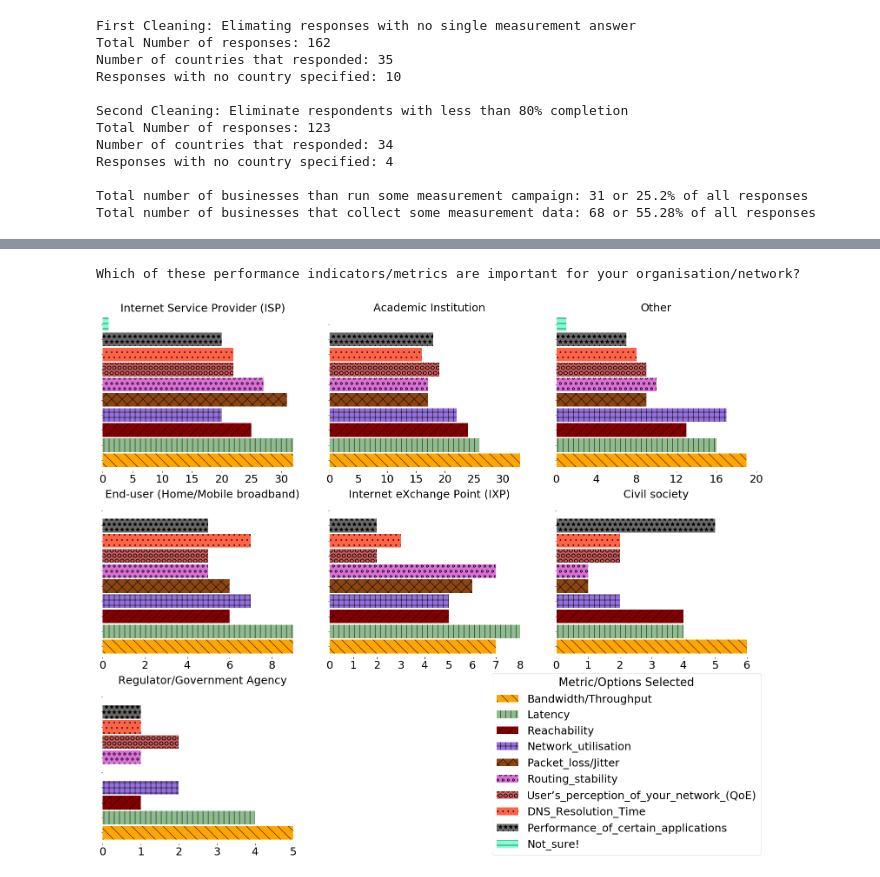
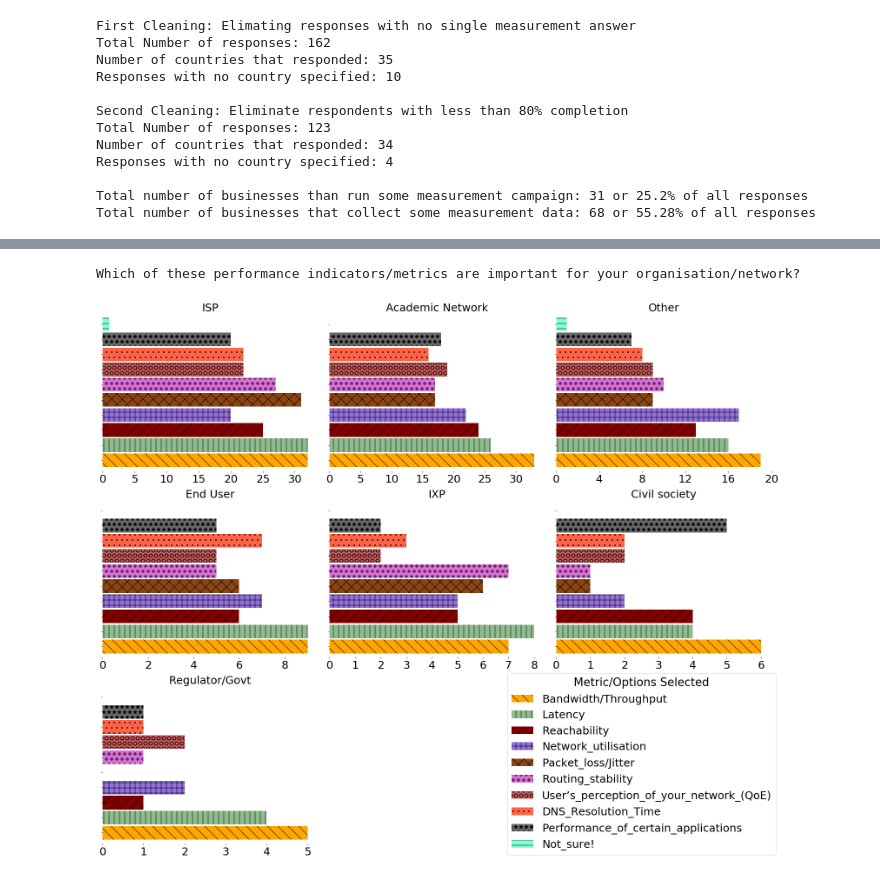
Before and after one commit to AFRINIC-Labs/Africa_Internet_Measurement_Survey, a Jupyter notebook: survey_analysis.ipynb, the cells around one changed output, grey strips where cells are left out. Cells and saved outputs as stored; diff of their text form; code cells hidden in the pictures.

```diff
--- a/survey_analysis.ipynb
+++ b/survey_analysis.ipynb
@@ -333,40 +284,30 @@ def metrics():
  '7._Which_of_these_performance_indicators/metrics_are_important_for_your_organisation/network?_[Not_sure!]',
  '7._Which_of_these_performance_indicators/metrics_are_important_for_your_organisation/network?_[Other]',]
 
-    df2 = df[metrics_list]
-    df2.replace(('Yes', 'No','Academic network (NRENs)', 'Telecom (Mobile) Operator','Wireless network',
+    df1 = df[metrics_list]
+    df1.replace(('Yes', 'No','Academic network (NRENs)', 'Telecom (Mobile) Operator','Wireless network',
                 'Enterprise Network','ccTLD/DNS Operator','Community Network','Datacentre', 'Cable Operator'),
                 (1, 0, 'Academic Institution', 'Internet Service Provider (ISP)',
                  'Internet Service Provider (ISP)', 'Other', 'Other', 'Other', 'Other', 'Other'), inplace=True)
-    #size of each category
-    df2.set_index('Business Category', inplace=True)
-    isp = len(df2.loc['Internet Service Provider (ISP)'])
-    acad = len(df2.loc['Academic Institution'])
-    ixp = len(df2.loc['Internet eXchange Point (IXP)'])
-    civil = len(df2.loc['Civil society'])
-    reg = len(df2.loc['Regulator/Government Agency'])
-    end_user = len(df2.loc['End-user (Home/Mobile broadband)'])
-    other = len(df2.loc['Other'])
-    #df2.reset_index(inplace=True)
+    df1.set_index('Business Category', inplace=True)
 
     #Extract the required headings
-    for col in df2.columns:
+    for col in df1.columns:
         name = col.split('[')[1].split(']')[0]
         if name == "Performance_of_certain_applications_(Youtube,_Facebook,_etc)":
             name=name.split("(")[0][:-1]
-        df2.rename(columns={col:name}, inplace=True)
+        df1.rename(columns={col:name}, inplace=True)
 
-    df2.drop(['Other'], axis=1, inplace=True)
-    '''df2['Other'] = df2['Other'].notnull().astype(int)
-    df2.fillna(value={'Other':0}, inplace=True)'''
+    df1.drop(['Other'], axis=1, inplace=True)
+    '''df1['Other'] = df1['Other'].notnull().astype(int)
+    df1.fillna(value={'Other':0}, inplace=True)'''
 
-    df3 = df2.groupby(level=0, as_index=True).sum()
+    df1 = df1.groupby(level=0, as_index=True).sum()
 
-
-    df3.loc['Total',:]= df3.sum(axis=0)
-    df3=df3[df3.iloc[-1,:].sort_values(ascending=False).index]
-    df3['Total'] = df3.sum(axis=1)
-    df3 = df3.sort_values(by='Total', ascending=False)
+    df1.loc['Total',:]= df1.sum(axis=0)
+    df1=df1[df1.iloc[-1,:].sort_values(ascending=False).index]
+    df1['Total'] = df1.sum(axis=1)
+    df1 = df1.sort_values(by='Total', ascending=False)
 
     i = j = roundcounter = 0
     patterns = ['\\', '|', '/', '+', 'x', 'o', 'O', '.', '*', '-']
@@ -376,16 +317,21 @@ def metrics():
     fig, axes = plt.subplots(3,3, sharex=False, sharey=True)
     print("\nWhich of these performance indicators/metrics are important for your organisation/network?\n\n")
 
+    df1.rename(index={'End-user (Home/Mobile broadband)':'End User',
+                     'Internet Service Provider (ISP)':'ISP',
+                     'Internet eXchange Point (IXP)':'IXP',
+                     'Academic Institution': 'Academic Network',
+                     'Regulator/Government Agency':'Regulator/Govt'},inplace=True)
+
     #Plot the graphs
-    for col in df3[1:].index:
-        bars = df3.loc[col].drop(['Total']).plot.barh(width=.9, figsize=(22, 18), color=color, ax=axes[i, j])
-
-        axes[i, j].set_title(df3.loc[col].name, fontdict={'fontsize': 25, 'fontweight': 'medium'})
-        axes[i, j].get_yaxis().set_ticklabels([])
+    for col in df1[1:].index:
+        bars = df1.loc[col].drop(['Total']).plot.barh(width=.9, figsize=(22, 18), color=color, ax=axes[i, j])
 
         for tick in axes[i, j].xaxis.get_major_ticks():
                 tick.label.set_fontsize(25)
 
+        axes[i, j].set_title(df1.loc[col].name, fontdict={'fontsize': 25, 'fontweight': 'medium'})
+        axes[i, j].get_yaxis().set_ticklabels([])
         for spine in axes[i, j].spines:
             axes[i, j].spines[spine].set_visible(False)
 
@@ -393,35 +339,34 @@ def metrics():
             bar.set_hatch(pattern)
 
         if j==2:
             if roundcounter==0:
                 roundcounter+=1
                 i=1
                 j=0
             elif roundcounter==1:
                 roundcounter+=1
                 j=0
                 i=2
             elif roundcounter==2:
                 i=2
                 j=0
         elif j==1 or j==0:
                 j+=1
 
     axes[0, 2].set_xticks([0, 4, 8, 12, 16, 20], minor=False)
     axes[2, 1].axis('off')
     axes[2, 2].axis('off')
-
-    labels = df3.loc['Academic Institution'].drop(['Total']).index.tolist()
+    labels = df1.loc['Academic Network'].drop(['Total']).index.tolist()
     handles = [rect for rect in bars.get_children() if isinstance(rect, mpl.patches.Rectangle)]
     legend = fig.legend(handles, labels, loc=4, fontsize=25)
     legend.set_title('Metric/Options Selected',prop={'size':26})
+    plt.savefig('figures/metrics.pdf', bbox_inches="tight")
+    fig.tight_layout()
 
-    plt.savefig('figures/metrics.png', bbox_inches="tight")
-    fig.tight_layout()
     plt.show()
 
     return
 metrics()
 # %% [output]
 Which of these performance indicators/metrics are important for your organisation/network?
-[figure, old version]
+[figure, new version]
```
Also changed, not shown: parts of 10 cells of this notebook.
